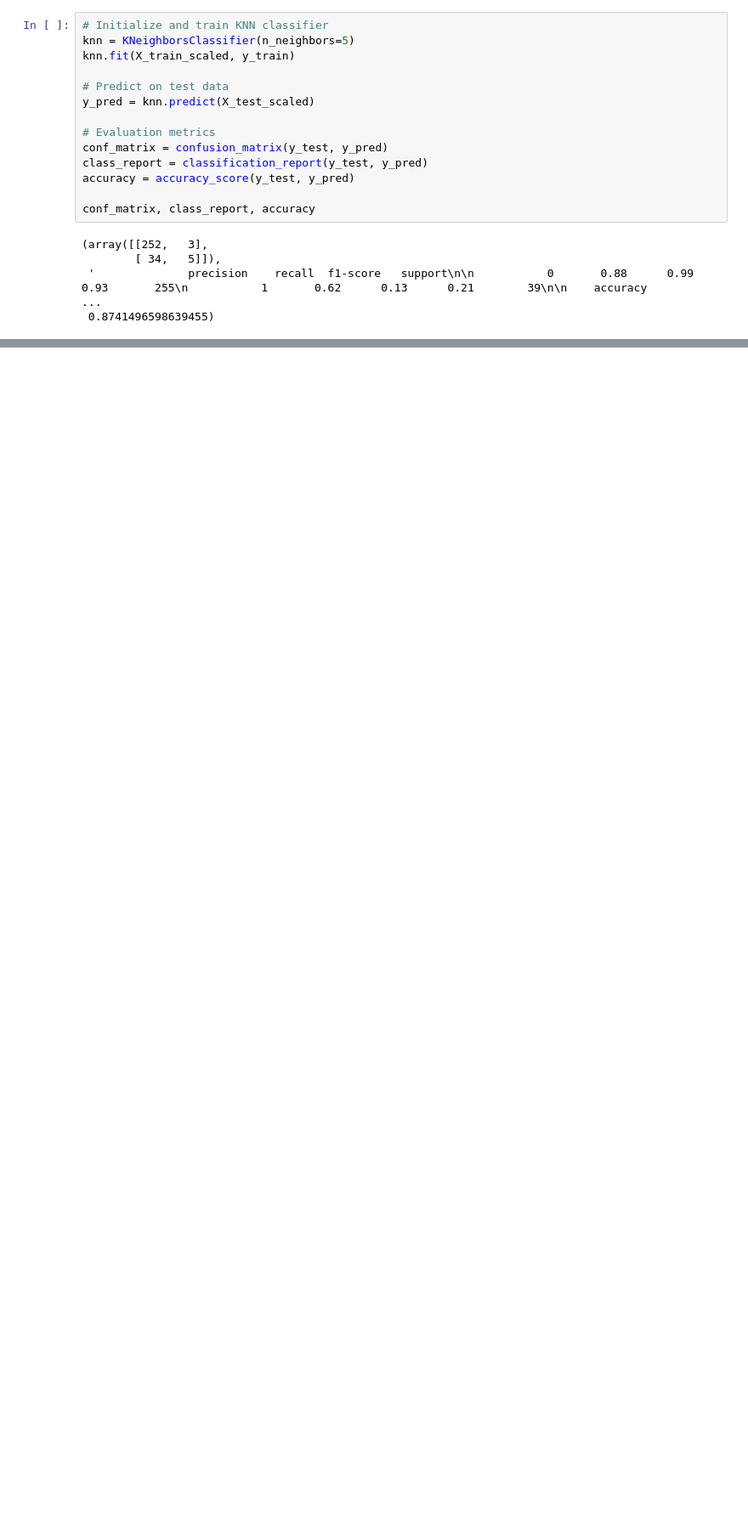
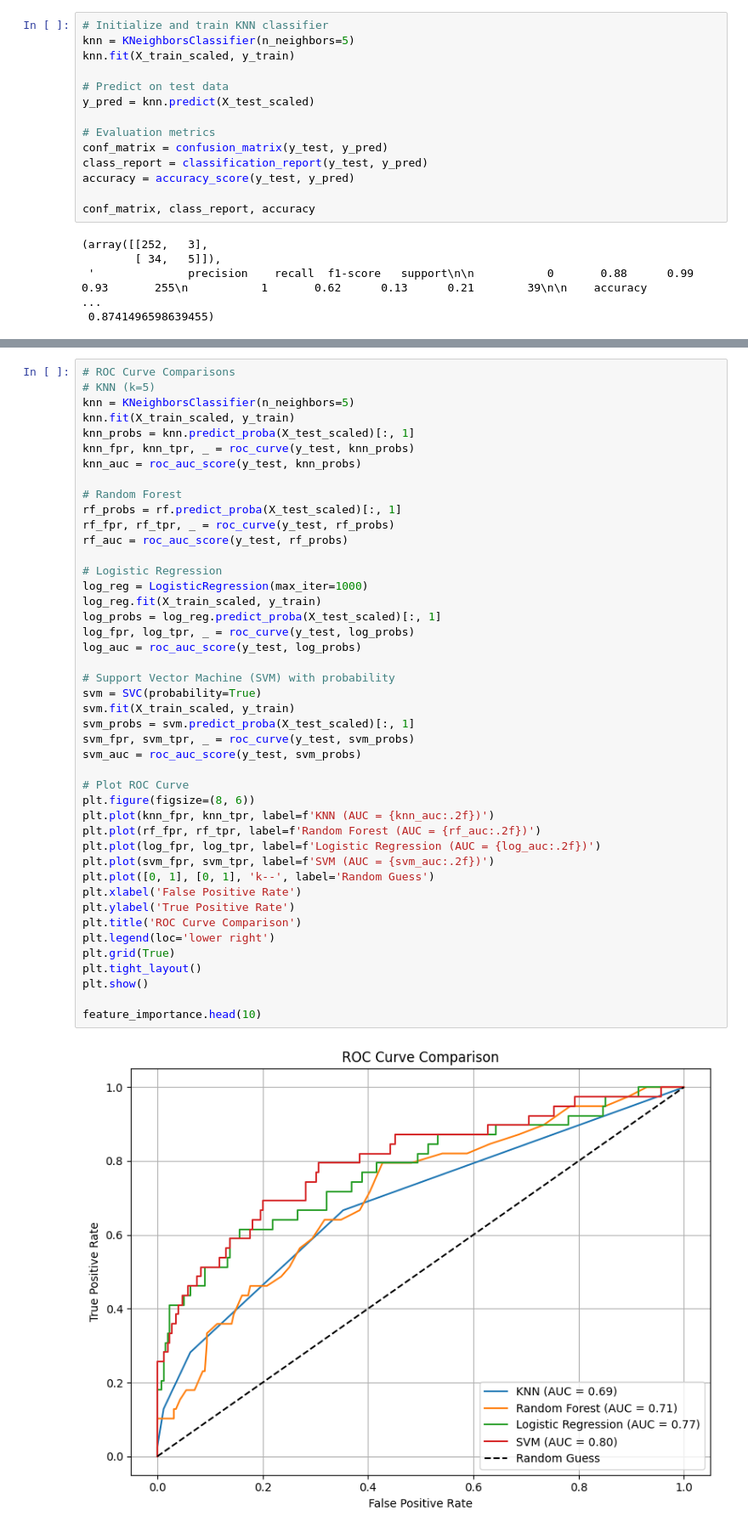
Before and after one commit to Marzkartella/Marzkartella, a Jupyter notebook: Employee_Data_Untitled12.ipynb, the cells around one changed output, grey strips where cells are left out. Shown at 85% size. Cells and saved outputs as stored; diff of their text form; blank space fills up the shorter version.

```diff
--- a/Employee_Data_Untitled12.ipynb
+++ b/Employee_Data_Untitled12.ipynb
@@ -291,0 +405,46 @@ conf_matrix, class_report, accuracy
+# %%
+# ROC Curve Comparisons
+# KNN (k=5)
+knn = KNeighborsClassifier(n_neighbors=5)
+knn.fit(X_train_scaled, y_train)
+knn_probs = knn.predict_proba(X_test_scaled)[:, 1]
+knn_fpr, knn_tpr, _ = roc_curve(y_test, knn_probs)
+knn_auc = roc_auc_score(y_test, knn_probs)
+
+# Random Forest
+rf_probs = rf.predict_proba(X_test_scaled)[:, 1]
+rf_fpr, rf_tpr, _ = roc_curve(y_test, rf_probs)
+rf_auc = roc_auc_score(y_test, rf_probs)
+
+# Logistic Regression
+log_reg = LogisticRegression(max_iter=1000)
+log_reg.fit(X_train_scaled, y_train)
+log_probs = log_reg.predict_proba(X_test_scaled)[:, 1]
+log_fpr, log_tpr, _ = roc_curve(y_test, log_probs)
+log_auc = roc_auc_score(y_test, log_probs)
+
+# Support Vector Machine (SVM) with probability
+svm = SVC(probability=True)
+svm.fit(X_train_scaled, y_train)
+svm_probs = svm.predict_proba(X_test_scaled)[:, 1]
+svm_fpr, svm_tpr, _ = roc_curve(y_test, svm_probs)
+svm_auc = roc_auc_score(y_test, svm_probs)
+
+# Plot ROC Curve
+plt.figure(figsize=(8, 6))
+plt.plot(knn_fpr, knn_tpr, label=f'KNN (AUC = {knn_auc:.2f})')
+plt.plot(rf_fpr, rf_tpr, label=f'Random Forest (AUC = {rf_auc:.2f})')
+plt.plot(log_fpr, log_tpr, label=f'Logistic Regression (AUC = {log_auc:.2f})')
+plt.plot(svm_fpr, svm_tpr, label=f'SVM (AUC = {svm_auc:.2f})')
+plt.plot([0, 1], [0, 1], 'k--', label='Random Guess')
+plt.xlabel('False Positive Rate')
+plt.ylabel('True Positive Rate')
+plt.title('ROC Curve Comparison')
+plt.legend(loc='lower right')
+plt.grid(True)
+plt.tight_layout()
+plt.show()
+
+feature_importance.head(10)
+# %% [output]
+[figure, added]
```
Also changed, not shown: parts of 13 cells of this notebook.
